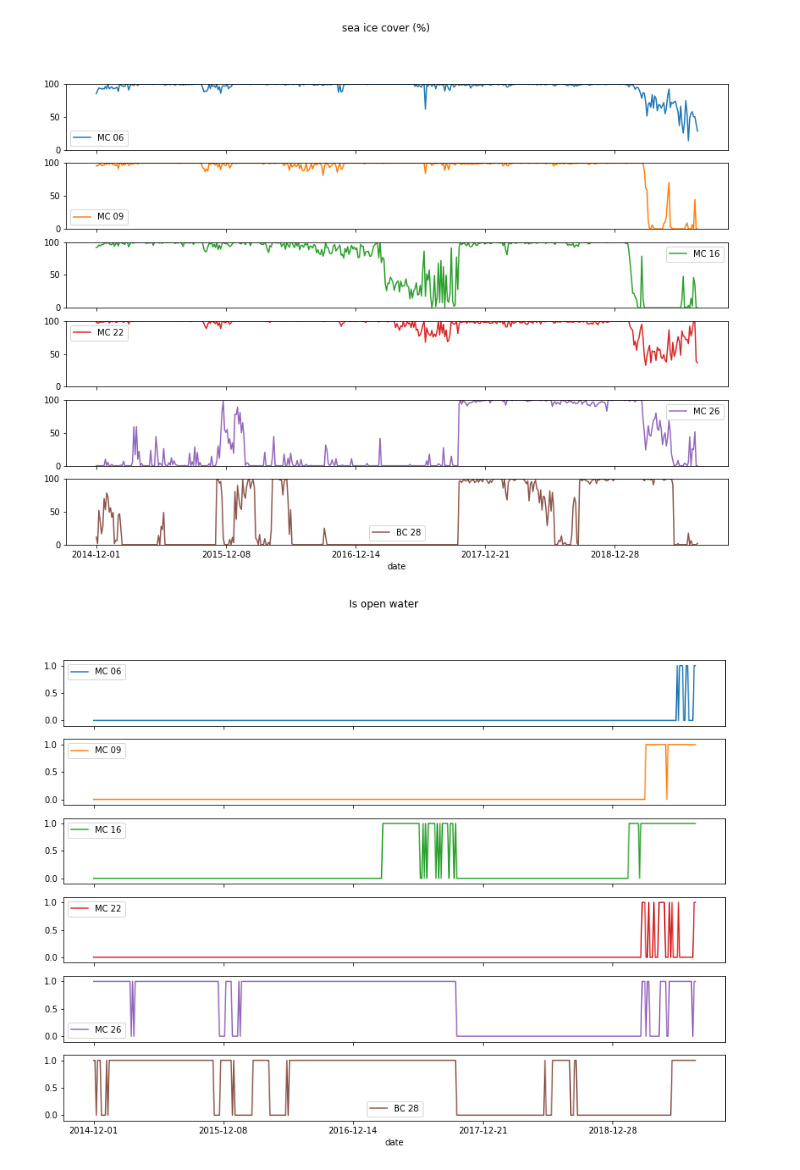
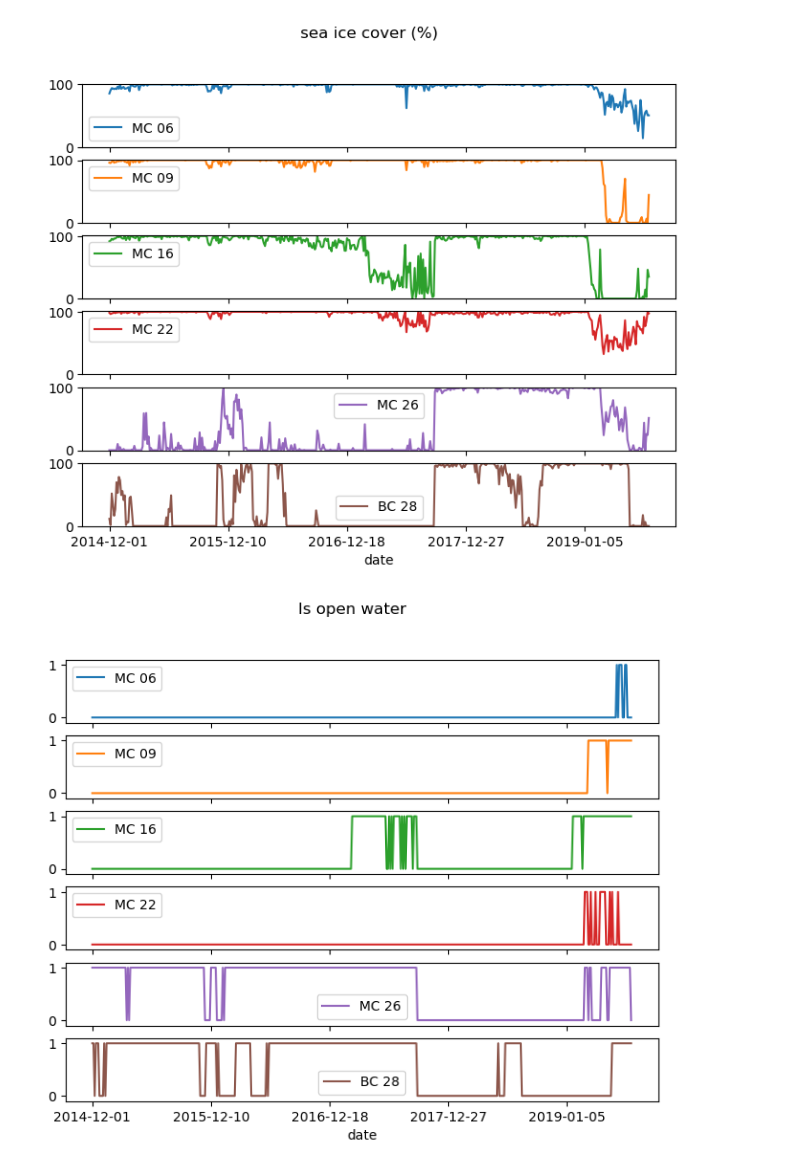
Before and after one commit to callumrollo/satellite-sea-ice, a Jupyter notebook: classify_ice.ipynb, the cells around one changed output. Drawn from its saved outputs; the diff is of its cells as text; code cells hidden in the pictures.

```diff
--- a/classify_ice.ipynb
+++ b/classify_ice.ipynb
@@ -10,22 +18,30 @@ sites = pd.read_csv("NBP1902MC-cores.csv")
 # %%
-dirs = list(Path("daily").glob("images_*"))
+# List directories that contain imagery
+dirs = list(Path("satellite_images").glob("*"))
 df = pd.DataFrame()
 for image_dir in dirs:
+    # Open one tif at a time. Each one is the composite of a UTC day
     for tif_num, file in enumerate(image_dir.glob("*.tif")):
         fn = str(file)
+        # Read in tif with rasterio
         tif = rasterio.open(fn)
         data = tif.read()[0, :, :]
-        gdf = geopandas.geodataframe.GeoDataFrame(sites)
-        gdf["geometry"] = geopandas.points_from_xy(sites.X, sites.Y, crs="EPSG:4326")
+        # Create geopandas dataframe with coordiates of sites
+        gdf = geopandas.geodataframe.GeoDataFrame(sites, geometry=geopandas.points_from_xy(sites.X, sites.Y, crs="EPSG:4326"))
+        # Project lon-lat coordinates into the crs of the tif. In this case crs=3976 WGS 84 / NSIDC Sea Ice Polar Stereographic South https://epsg.io/3976
         gdf = gdf.to_crs(tif.crs)
         row_dict = {}
         row_dict["date"] = fn.split("/")[-1].split(".")[0]
+        # Loop over the dataframe taking one site at a time
         with rasterio.open(fn) as src:
             for i, df_row in gdf.iterrows():
+                # Find the pixel that covers this site
                 geom = df_row["geometry"]
                 row, col = rasterio.transform.rowcol(src.transform, geom.x, geom.y)
+                # Add the pixel value to the dictionary
                 pixel_value =  data[row, col]
                 row_dict[df_row.Name] = pixel_value
+        # Add pixel values for all sites from this data to the dataframe
         df = pd.concat((df, pd.DataFrame(row_dict,index = [tif_num], )))
 df = df.sort_values(by="date")
 df = df.set_index("date")
@@ -75,10 +158,10 @@ df_percent_cover
 # %%
-fig = df_percent_cover.plot(subplots=True, figsize=(14, 10), ylim=(0, 100),title="sea ice cover (%)");
-plt.savefig("sea_ice_cover.png")
+fig = df_percent_cover.plot(subplots=True, figsize=(8, 6), ylim=(0, 101),title="sea ice cover (%)");
+plt.savefig("figures/sea_ice_cover.png")
 # %% [output]
-[figure, old version]
+[figure, new version]
 # %%
-df_classify.plot(subplots=True, figsize=(14, 10), ylim=(-0.1, 1.1),title="Is open water");
+df_classify.plot(subplots=True, figsize=(8, 6), ylim=(-0.1, 1.1),title="Is open water");
 plt.savefig("figures/open_water.png")
 # %% [output]
-[figure, old version]
+[figure, new version]
```
Also changed, not shown: parts of 19 cells of this notebook.
